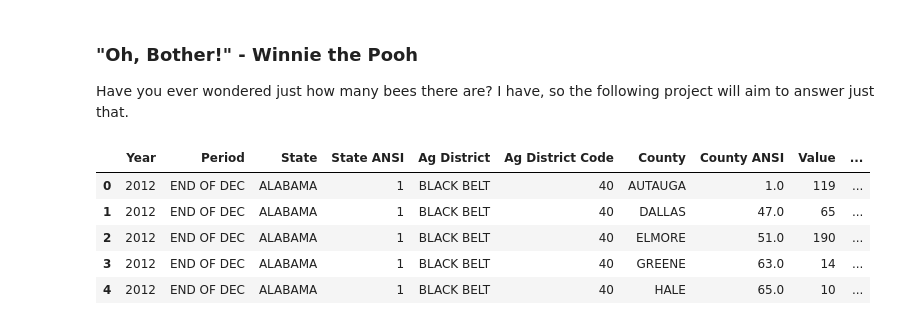
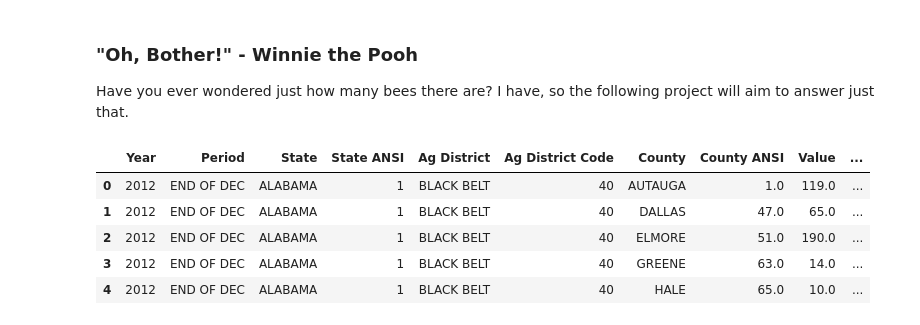
Before and after one commit to curtiscoleman/save_the_bees, a Jupyter notebook: Workbook.ipynb, the cells around one changed output. Drawn from its saved outputs; the diff is of its cells as text; code cells hidden in the pictures.

Commit message:
cleaned and merged dataframes

```diff
--- a/Workbook.ipynb
+++ b/Workbook.ipynb
@@ -9,12 +9,13 @@ import pandas as pd
 bee_data = pd.read_csv('bee_census_data.csv')
 
 us_data = pd.read_csv('us_census_data.csv')
-# %%
-bee_data.head()
-# %% [output]
-|  | Year | Period | State | State ANSI | Ag District | Ag District Code | County | County ANSI | Value | ... |
-| 0 | 2012 | END OF DEC | ALABAMA | 1 | BLACK BELT | 40 | AUTAUGA | 1.0 | 119 | ... |
-| 1 | 2012 | END OF DEC | ALABAMA | 1 | BLACK BELT | 40 | DALLAS | 47.0 | 65 | ... |
-| 2 | 2012 | END OF DEC | ALABAMA | 1 | BLACK BELT | 40 | ELMORE | 51.0 | 190 | ... |
-| 3 | 2012 | END OF DEC | ALABAMA | 1 | BLACK BELT | 40 | GREENE | 63.0 | 14 | ... |
-| 4 | 2012 | END OF DEC | ALABAMA | 1 | BLACK BELT | 40 | HALE | 65.0 | 10 | ... |
+# %%
+bee_data['Value'] = pd.to_numeric(bee_data['Value'], errors='coerce')
+bee_data.head()
+# %% [output]
+|  | Year | Period | State | State ANSI | Ag District | Ag District Code | County | County ANSI | Value | ... |
+| 0 | 2012 | END OF DEC | ALABAMA | 1 | BLACK BELT | 40 | AUTAUGA | 1.0 | 119.0 | ... |
+| 1 | 2012 | END OF DEC | ALABAMA | 1 | BLACK BELT | 40 | DALLAS | 47.0 | 65.0 | ... |
+| 2 | 2012 | END OF DEC | ALABAMA | 1 | BLACK BELT | 40 | ELMORE | 51.0 | 190.0 | ... |
+| 3 | 2012 | END OF DEC | ALABAMA | 1 | BLACK BELT | 40 | GREENE | 63.0 | 14.0 | ... |
+| 4 | 2012 | END OF DEC | ALABAMA | 1 | BLACK BELT | 40 | HALE | 65.0 | 10.0 | ... |
```
Also changed, not shown: parts of 4 cells of this notebook.
